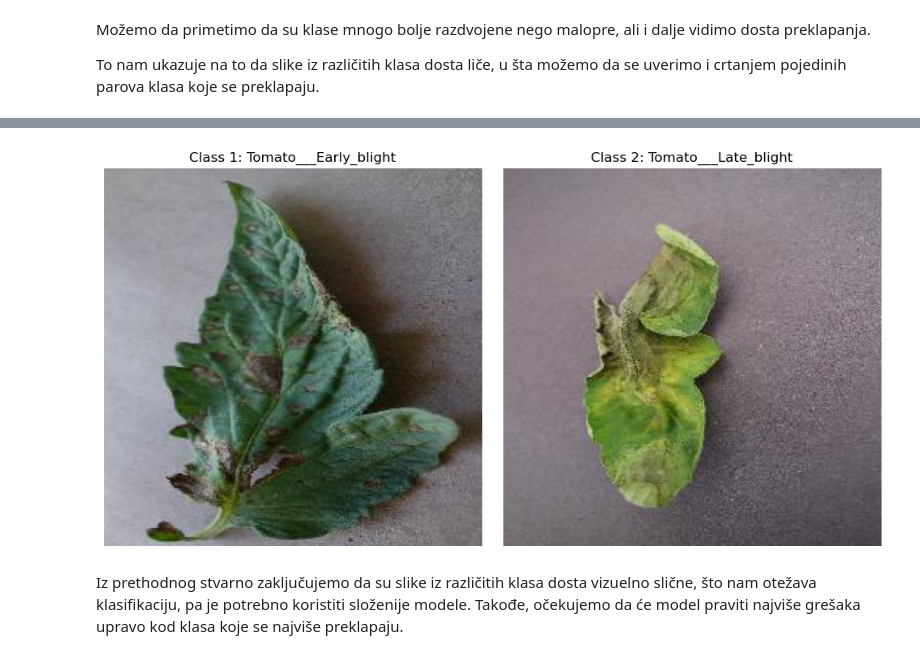
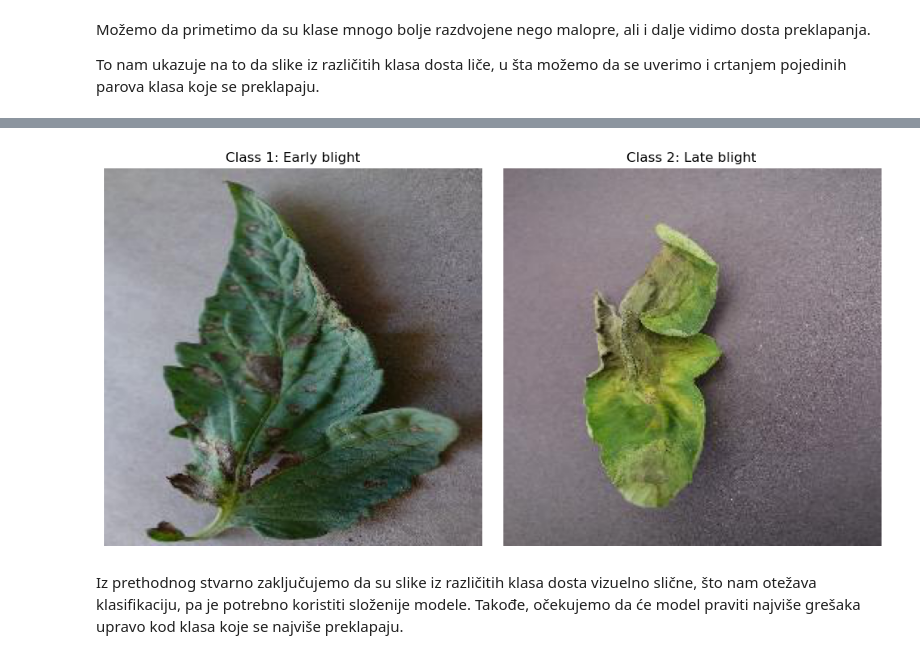
Before and after one commit to majasakovic/ML_projekat, a Jupyter notebook: notebooks/01_dataset_analysis.ipynb, the cells around one changed output, grey strips where cells are left out. Cells and saved outputs as stored; diff of their text form; code cells hidden in the pictures.

```diff
--- a/notebooks/01_dataset_analysis.ipynb
+++ b/notebooks/01_dataset_analysis.ipynb
@@ -106,11 +113,11 @@ fig, axes = plt.subplots(2, 5, figsize=(18,6))
 axes = axes.flatten()
 
 for i, cls in enumerate(train_dataset.classes):
-    img_path = list((train_dir / cls).glob("*"))[0]  # prva slika u klasi
+    img_path = list((train_dir / cls).glob("*.jpg"))[0]  # prva slika u klasi
     img = plt.imread(img_path)
 
     axes[i].imshow(img)
-    axes[i].set_title(cls)
+    axes[i].set_title(cls.replace("Tomato___", "").replace("_", " "), fontsize=10)
     axes[i].axis("off")
 
 plt.tight_layout()
@@ -252,7 +272,7 @@ vizuelno sličnih kategorija. To je i očekivano, jer ovakav t-SNE vidi samo osv
 
 Kako bismo dobili klastere koji grupišu bolesti i odvajaju zdrave biljke, koristićemo tzv. CNN feature extractor, npr. ResNet, uz t-SNE.
 # %%
-model = models.resnet18(pretrained=True)
+model = models.resnet18(weights=ResNet18_Weights.DEFAULT)
 model.eval()
 # %% [output]
 ResNet(
@@ -384,31 +404,31 @@ plt.show()
 # %%
 # klase po indeksu
 class_1 = train_dataset.classes[1]
 class_2 = train_dataset.classes[2]
 
 # uzimamo po jednu sliku iz svake klase, neka to ovog puta bude 26. slika
 img1_path = list((train_dir / class_1).glob("*"))[25]
 img2_path = list((train_dir / class_2).glob("*"))[25]
 
 # učitaj slike
 img1 = plt.imread(img1_path)
 img2 = plt.imread(img2_path)
 
 # prikaz
 fig, axes = plt.subplots(1, 2, figsize=(10,5))
 
 axes[0].imshow(img1)
-axes[0].set_title(f"Class 1: {class_1}")
+axes[0].set_title(f"Class 1: {class_1.replace('Tomato___', '').replace('_', ' ')}")
 axes[0].axis("off")
 
 axes[1].imshow(img2)
-axes[1].set_title(f"Class 2: {class_2}")
+axes[1].set_title(f"Class 2: {class_2.replace('Tomato___', '').replace('_', ' ')}")
 axes[1].axis("off")
 
 plt.tight_layout()
 plt.show()
 # %% [output]
-[figure, old version]
+[figure, new version]
 # %% [markdown]
 Iz prethodnog stvarno zaključujemo da su slike iz različitih klasa dosta vizuelno slične, što nam otežava klasifikaciju, pa je potrebno
 koristiti složenije modele. Takođe, očekujemo da će model praviti najviše grešaka upravo kod klasa koje se najviše preklapaju.
```
Also changed, not shown: parts of 14 cells of this notebook.
